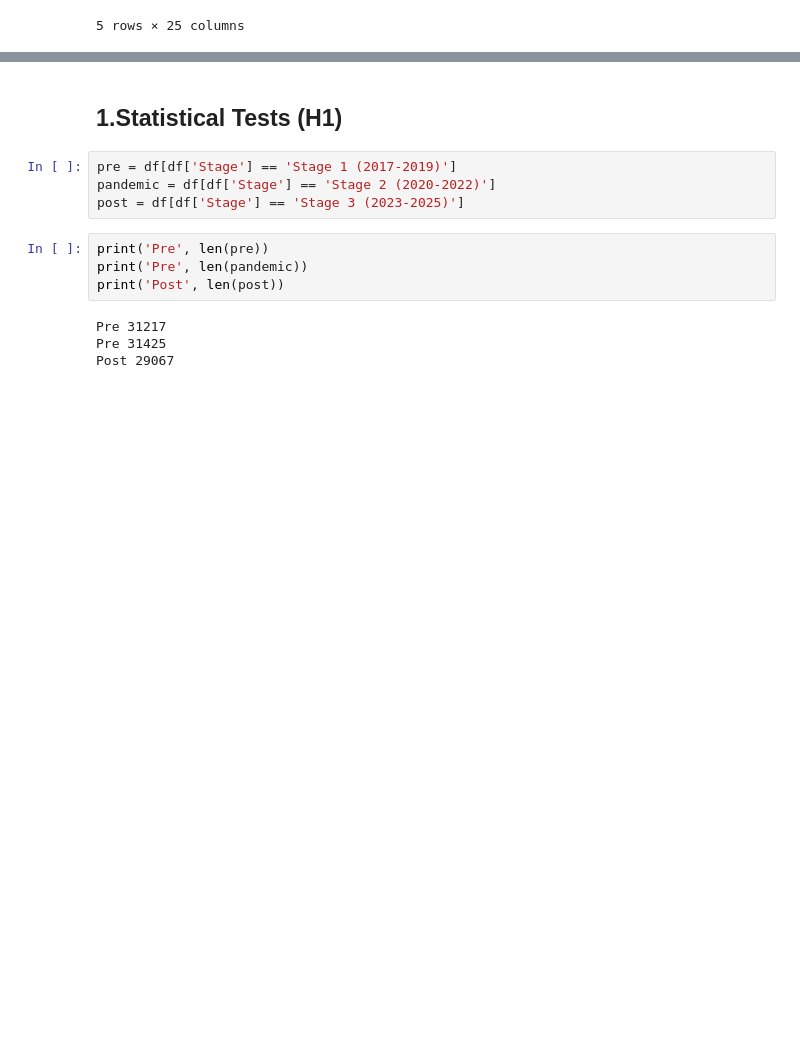
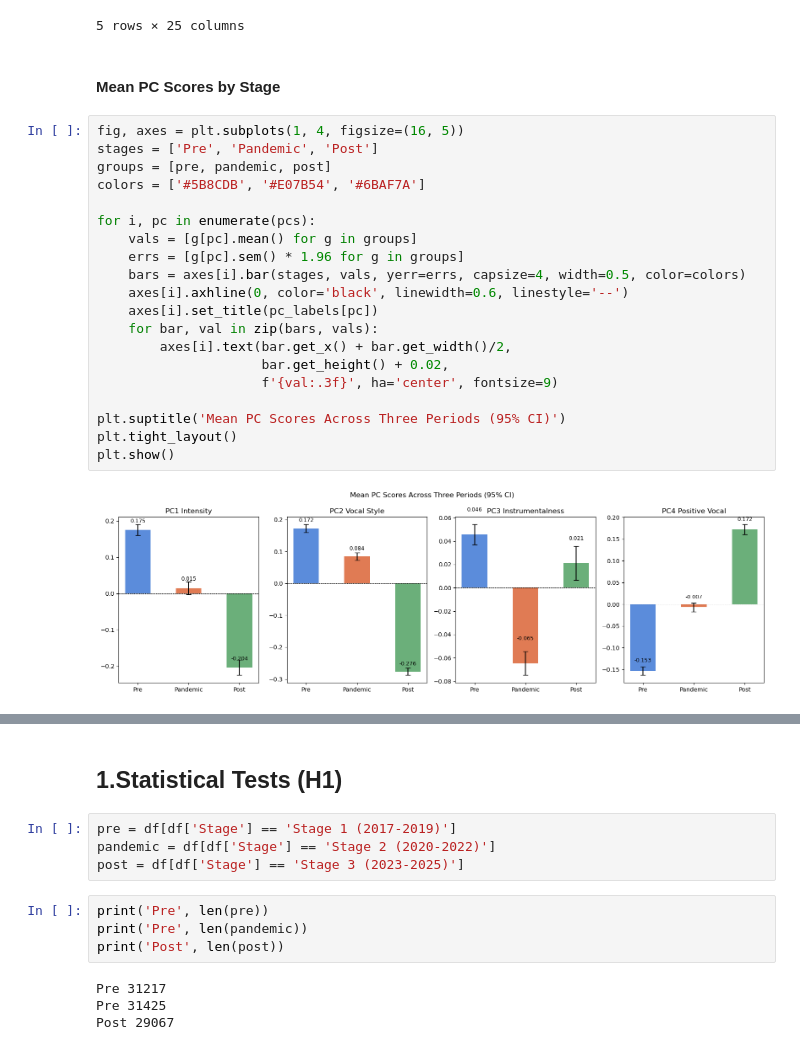
Before and after one commit to yihanciii/ML-spotify-features, a Jupyter notebook: kmeans_combined.ipynb, the cells around one changed output, grey strips where cells are left out. Drawn from its saved outputs; the diff is of its cells as text; blank space fills up the shorter version.

```diff
--- a/kmeans_combined.ipynb
+++ b/kmeans_combined.ipynb
@@ -17,3 +17,27 @@ df.head()
 | 3 | 2017/1/6 | 2016/12/31 | 2016-12-31 → 2017-01-06 | 4 | 4pdPtRcBmOSQDlJ3Fk945m | Let Me Love You | DJ Snake, Justin Bieber | 1176 | ... |
 | 4 | 2017/1/6 | 2016/12/31 | 2016-12-31 → 2017-01-06 | 5 | 3NdDpSvN911VPGivFlV5d0 | I Don't Wan Live Forever (Fifty S... | ZAYN, Taylor Swift | 1170 | ... |
 5 rows × 25 columns
+# %% [markdown]
+#### Mean PC Scores by Stage
+# %%
+fig, axes = plt.subplots(1, 4, figsize=(16, 5))
+stages = ['Pre', 'Pandemic', 'Post']
+groups = [pre, pandemic, post]
+colors = ['#5B8CDB', '#E07B54', '#6BAF7A']
+
+for i, pc in enumerate(pcs):
+    vals = [g[pc].mean() for g in groups]
+    errs = [g[pc].sem() * 1.96 for g in groups]
+    bars = axes[i].bar(stages, vals, yerr=errs, capsize=4, width=0.5, color=colors)
+    axes[i].axhline(0, color='black', linewidth=0.6, linestyle='--')
+    axes[i].set_title(pc_labels[pc])
+    for bar, val in zip(bars, vals):
+        axes[i].text(bar.get_x() + bar.get_width()/2,
+                     bar.get_height() + 0.02,
+                     f'{val:.3f}', ha='center', fontsize=9)
+
+plt.suptitle('Mean PC Scores Across Three Periods (95% CI)')
+plt.tight_layout()
+plt.show()
+# %% [output]
+[figure, added]
```
Also changed, not shown: parts of 26 cells of this notebook.
